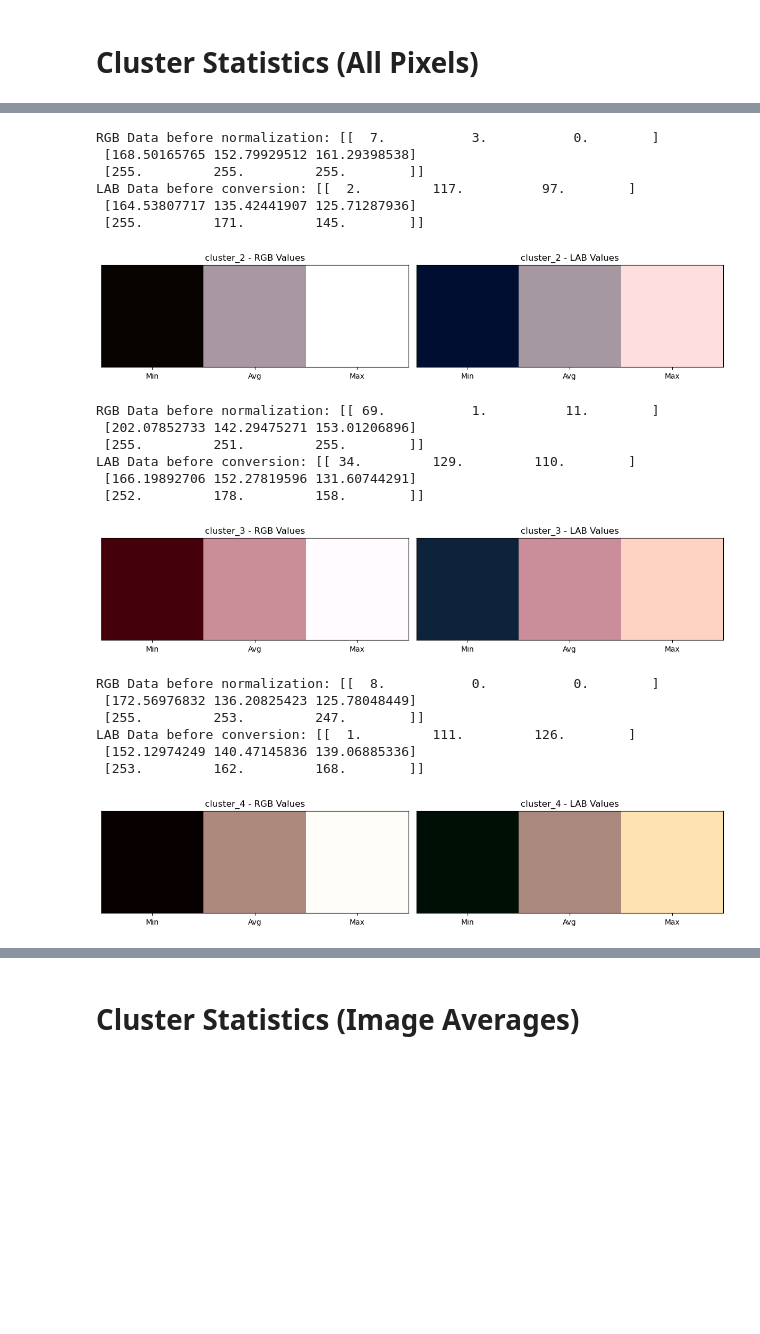
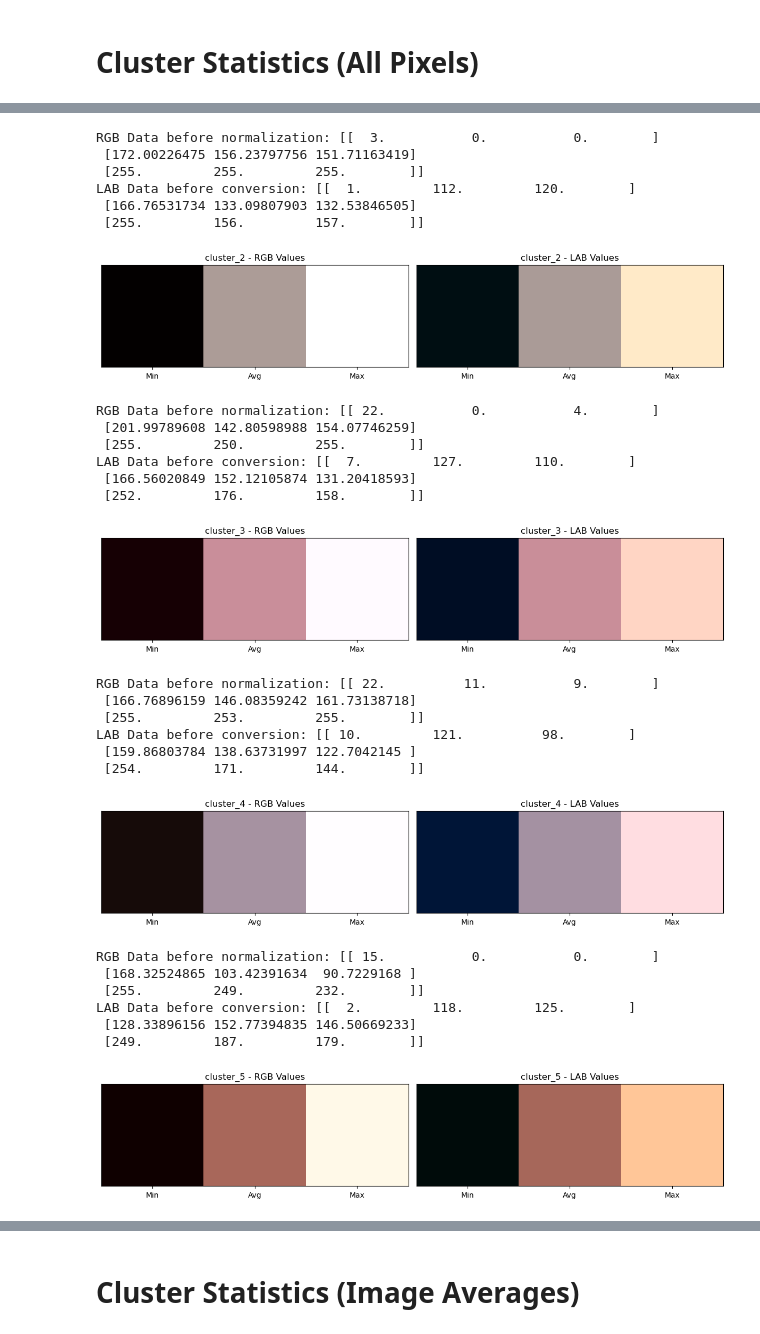
Before and after one commit to oyanchun/Synapxe-Tongue-Project, a Jupyter notebook: Model Development/clustering/Cluster Analysis (Coating).ipynb, the cells around one changed output, grey strips where cells are left out. Saved outputs shown, nothing was run; the diff lists cells and outputs as text; code cells hidden in the pictures; blank space fills up the shorter version.

```diff
--- a/Model Development/clustering/Cluster Analysis (Coating).ipynb
+++ b/Model Development/clustering/Cluster Analysis (Coating).ipynb
@@ -253,7 +253,7 @@ def visualize_clusters_average_colors(df_stats):
 # %% [markdown]
 # Cluster Statistics (All Pixels)
 # %%
-clusters_root_path = f"clusters/coating/{num_clusters}-clusters"
+clusters_root_path = f"clusters/coating_no_oversaturated/{num_clusters}-clusters"
 all_pixels_csv_file_path = f'clusters_statistics_all_pixels_coating_{num_clusters}.csv'
 
 df_stats_all_pixels = collect_statistics(clusters_root_path)
@@ -299,24 +300,31 @@ LAB Data before conversion: [[ 23.         117.         129.        ]
-RGB Data before normalization: [[  7.           3.           0.        ]
- [168.50165765 152.79929512 161.29398538]
+RGB Data before normalization: [[  3.           0.           0.        ]
+ [172.00226475 156.23797756 151.71163419]
  [255.         255.         255.        ]]
-LAB Data before conversion: [[  2.         117.          97.        ]
- [164.53807717 135.42441907 125.71287936]
- [255.         171.         145.        ]]
+LAB Data before conversion: [[  1.         112.         120.        ]
+ [166.76531734 133.09807903 132.53846505]
+ [255.         156.         157.        ]]
 [figure]
-RGB Data before normalization: [[ 69.           1.          11.        ]
- [202.07852733 142.29475271 153.01206896]
- [255.         251.         255.        ]]
-LAB Data before conversion: [[ 34.         129.         110.        ]
- [166.19892706 152.27819596 131.60744291]
- [252.         178.         158.        ]]
+RGB Data before normalization: [[ 22.           0.           4.        ]
+ [201.99789608 142.80598988 154.07746259]
+ [255.         250.         255.        ]]
+LAB Data before conversion: [[  7.         127.         110.        ]
+ [166.56020849 152.12105874 131.20418593]
+ [252.         176.         158.        ]]
-[figure, old version]
+[figure, new version]
-RGB Data before normalization: [[  8.           0.           0.        ]
- [172.56976832 136.20825423 125.78048449]
- [255.         253.         247.        ]]
-LAB Data before conversion: [[  1.         111.         126.        ]
- [152.12974249 140.47145836 139.06885336]
- [253.         162.         168.        ]]
+RGB Data before normalization: [[ 22.          11.           9.        ]
+ [166.76896159 146.08359242 161.73138718]
+ [255.         253.         255.        ]]
+LAB Data before conversion: [[ 10.         121.          98.        ]
+ [159.86803784 138.63731997 122.7042145 ]
+ [254.         171.         144.        ]]
-[figure, old version]
+[figure, new version]
+RGB Data before normalization: [[ 15.           0.           0.        ]
+ [168.32524865 103.42391634  90.7229168 ]
+ [255.         249.         232.        ]]
+LAB Data before conversion: [[  2.         118.         125.        ]
+ [128.33896156 152.77394835 146.50669233]
+ [249.         187.         179.        ]]
+[figure, added]
 # %%
 visualize_clusters_average_colors(df_stats_all_pixels)
 # %% [output]
```
Also changed, not shown: parts of 7 cells of this notebook, 22 other files.
